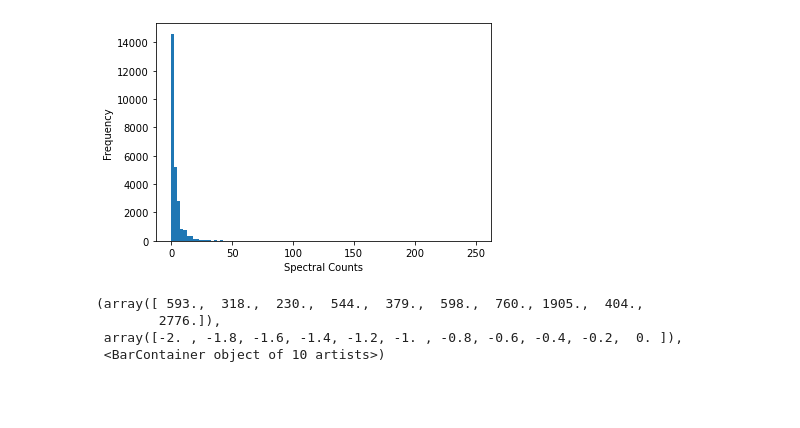
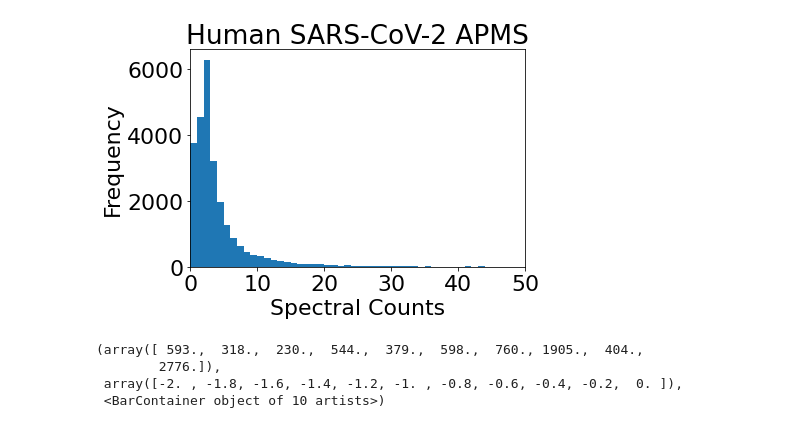
Before and after one commit to ajipalar/pynet, a Jupyter notebook: pyext/apms_restraint_test.ipynb, the cells around one changed output. Cells and saved outputs as stored; diff of their text form; code cells hidden in the pictures; blank space fills up the shorter version.

```diff
--- a/pyext/apms_restraint_test.ipynb
+++ b/pyext/apms_restraint_test.ipynb
@@ -1,83 +71,20 @@
 # %%
-import graph_tool as gt
+font = {'family' : 'normal',
+        'weight' : 'normal',
+        'size'   : 22}
 
-from graph_tool.all import graph_draw
-
-import inspect
-from itertools import combinations
-import json
-import matplotlib.pyplot as plt
-import numpy as np
-from pathlib import Path, PosixPath
-
-import pandas as pd
-import scipy
-#User
-import pynetio as mio
-from myitertools import exhaust, forp
-import predicates as pred
-from utils import doc, ls, psrc
-
-
-
-home = Path.home()
-
-if Path(".").absolute() == PosixPath('/home/aji/Projects/dev/pynet/pyext'):
-    src = Path(".")
-else:
-    src = home / 'Projects/dev/pynet'
-data = src / 'data'
-lip = data / 'sars-cov-2-LiP'
-multi = data / 'multi-proteomics'
-apms_stuk = multi / '41586_2021_3493_MOESM6_ESM.xlsx'
-apms_stuk_sheetname = 'A - Significant interactions'
-apms_gordon = data / 'sars-cov-2-ppi/41586_2020_2286_MOESM5_ESM.xlsx'
-
-#Variables for testing lip funcitons
-
-xls_paths = list(mio.gen_excelpaths_from_dir(lip))
-lip1 = xls_paths[1]
-
-lipgen = mio.parse_lip_xls_file(lip1)
-
-apms = pd.read_excel(apms_gordon)
-
-
-def spec_counts_str_col_to_array(sc):
-    def sc_row_to_list(scrow):
-        mylist = []
-        for i in scrow.split('|'):
-            mylist.append(int(i))
-        return mylist
-    row_list = []
-    for row in sc:
-        row_list.append(sc_row_to_list(row))
-    return np.array(row_list, dtype=np.uint8)
-
-def filter_out_prey(apms):
-    return apms[apms['SaintScore'] != 0]
-
-
-def apms_pre_processing(apms):
-    apms = apms.copy()
-    apms[['scr1', 'scr2', 'scr3']]=spec_counts_str_col_to_array(apms['Spec'])
-    apms = filter_out_prey(apms)
-
-    apms['log10 p(prey|sc)'] = np.log10(apms['SaintScore'])
-    return apms
-
-apms = apms_pre_processing(apms)
-
-
+matplotlib.rc('font', **font)
 
 
 #The histogram of spectral counts
-plt.hist(np.ravel(list(apms[i].values for i in ['scr1', 'scr2', 'scr3'])), bins=100)
+plt.hist(np.ravel(list(apms[i].values for i in ['scr1', 'scr2', 'scr3'])), bins=250)
+plt.title("Human SARS-CoV-2 APMS")
 plt.xlabel('Spectral Counts')
+plt.xlim(0, 50)
 plt.ylabel("Frequency")
 plt.show()
 # %% [output]
-[figure, old version]
+[figure, new version]
 # %%
 plt.hist(apms['log10 p(prey|sc)'])
 # %% [output]
```
Also changed, not shown: parts of 9 cells of this notebook.
